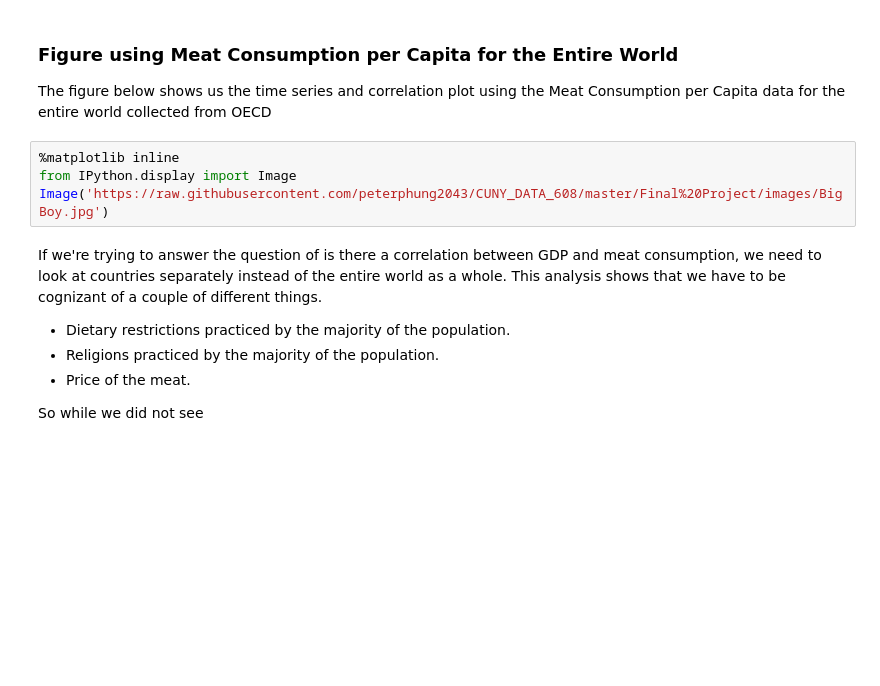
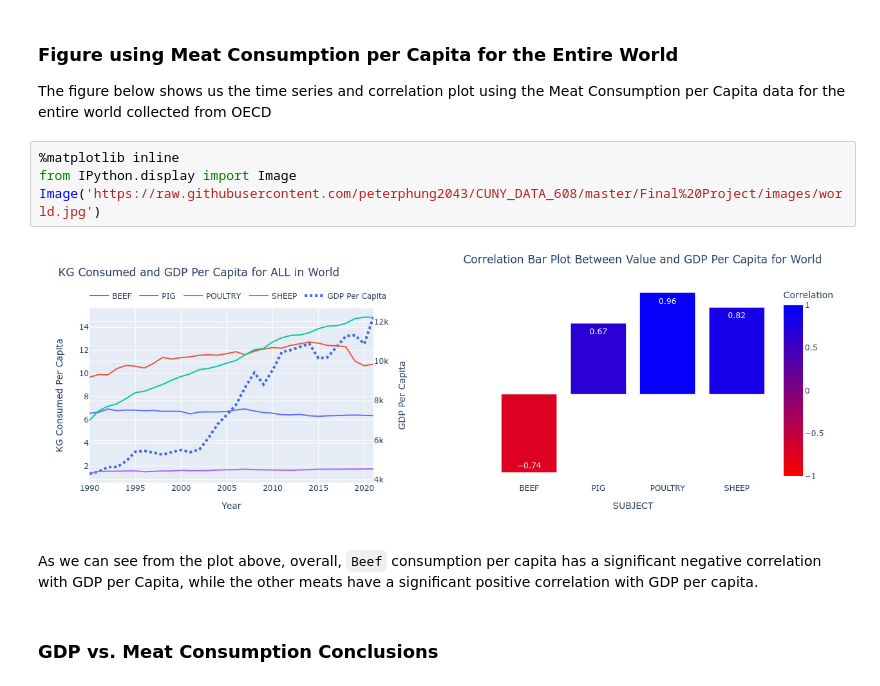
Before and after one commit to peterphung2043/CUNY_DATA_608, a Jupyter notebook: Final Project/Meat Consumption Exploration.ipynb, the cells around one changed output. Cells and saved outputs as stored; diff of their text form; blank space fills up the shorter version.

```diff
--- a/Final Project/Meat Consumption Exploration.ipynb
+++ b/Final Project/Meat Consumption Exploration.ipynb
@@ -184,12 +186,10 @@ The figure below shows us the time series and correlation plot using the Meat Co
 # %%
 %matplotlib inline
 from IPython.display import Image
-Image('https://raw.githubusercontent.com/peterphung2043/CUNY_DATA_608/master/Final%20Project/images/BigBoy.jpg')
+Image('https://raw.githubusercontent.com/peterphung2043/CUNY_DATA_608/master/Final%20Project/images/world.jpg')
+# %% [output]
+[figure, added]
-# %% [markdown]
-If we're trying to answer the question of is there a correlation between GDP and meat consumption, we need to look at countries separately instead of the entire world as a whole. This analysis shows that we have to be cognizant of a couple of different things.
-
-- Dietary restrictions practiced by the majority of the population.
-- Religions practiced by the majority of the population.
-- Price of the meat.
-
-So while we did not see
+# %% [markdown]
+As we can see from the plot above, overall, `Beef` consumption per capita has a significant negative correlation with GDP per Capita, while the other meats have a significant positive correlation with GDP per capita.
+# %% [markdown]
+### GDP vs. Meat Consumption Conclusions
```
Also changed, not shown: parts of 2 cells of this notebook.
